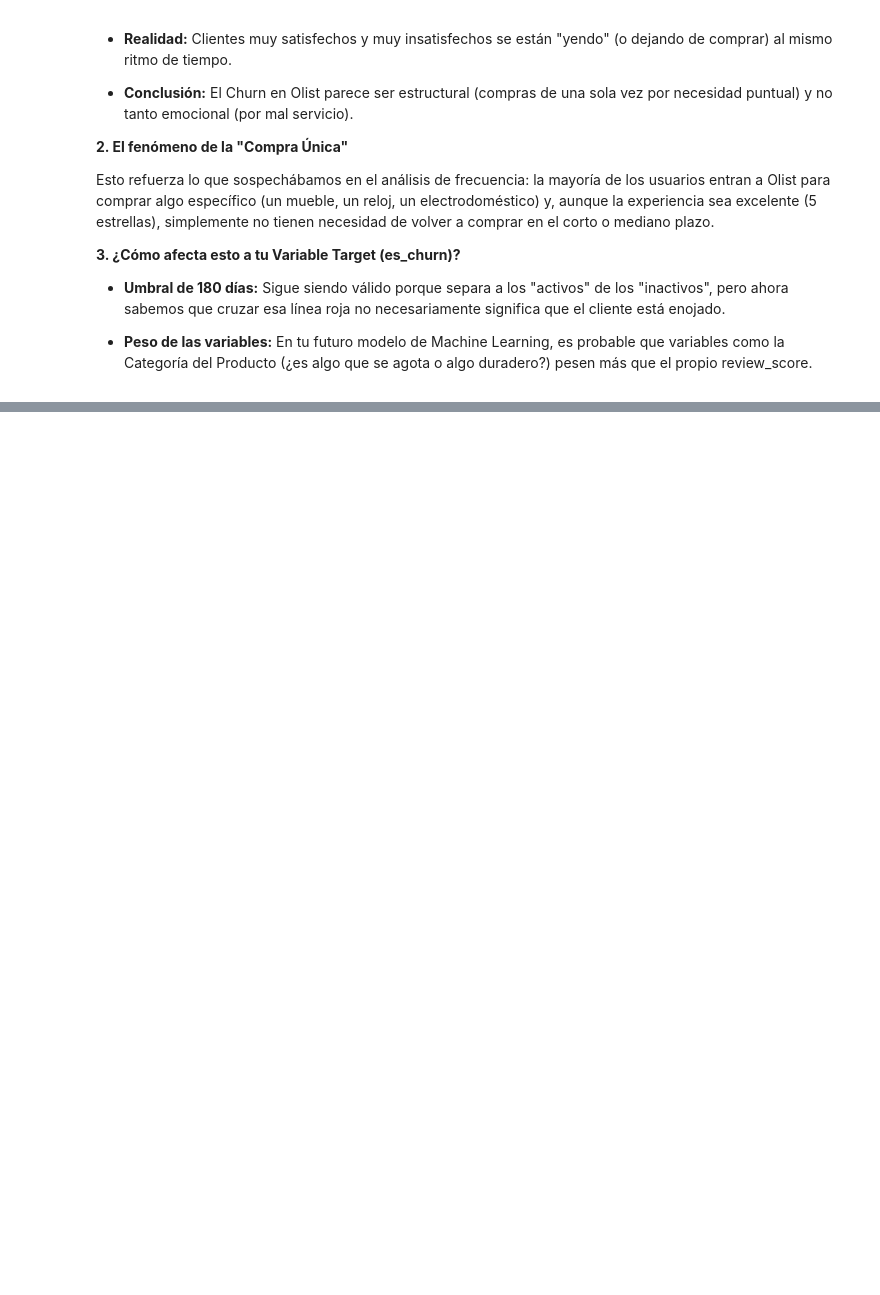
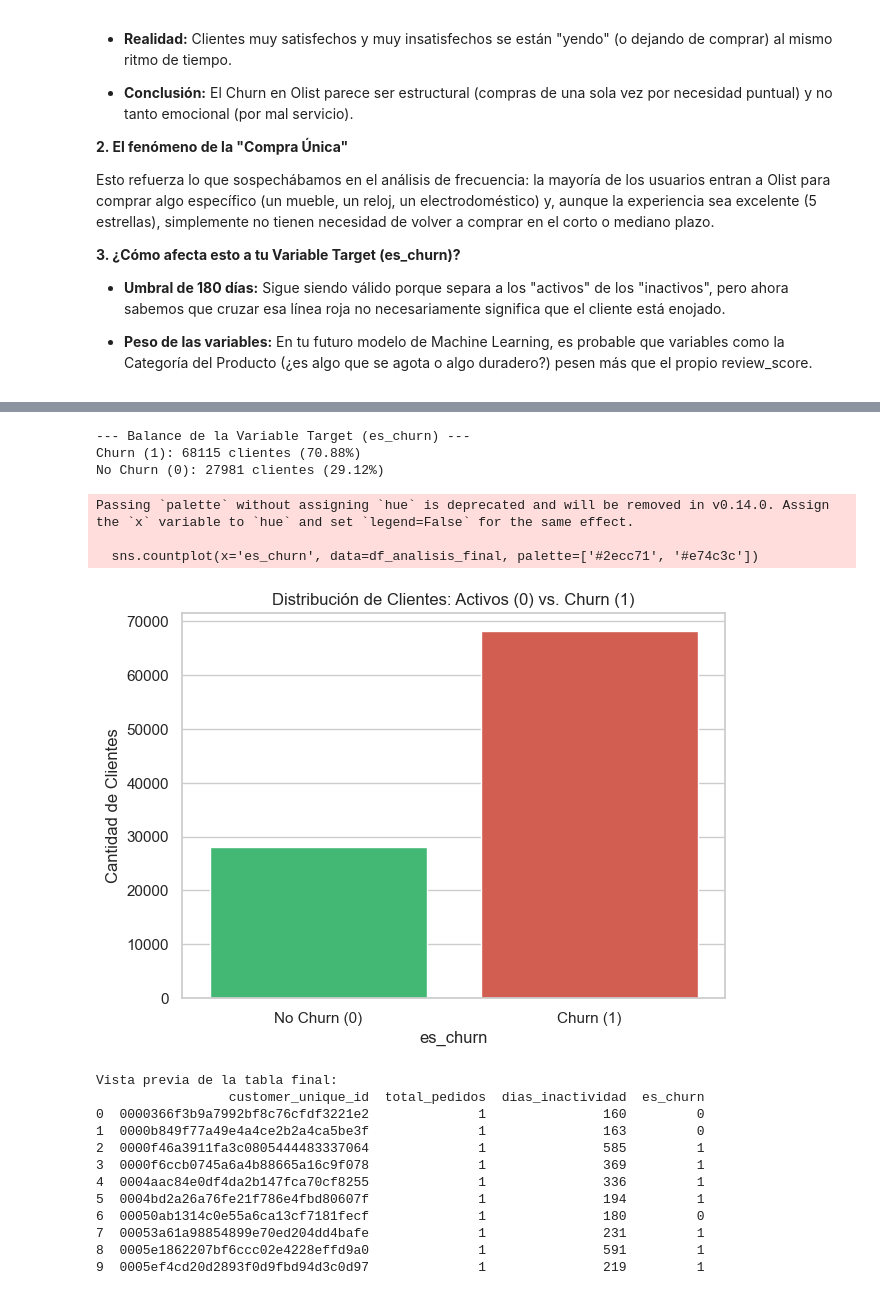
Before and after one commit to wilhayla/THE_HATCH_DATA_SCIENCE_OLIST_CHALLENGE, a Jupyter notebook: notbooks/02_feature_engineering.ipynb, the cells around one changed output, grey strips where cells are left out. Cells and saved outputs as stored; diff of their text form; code cells hidden in the pictures; blank space fills up the shorter version.

```diff
--- a/notbooks/02_feature_engineering.ipynb
+++ b/notbooks/02_feature_engineering.ipynb
@@ -359,0 +376,49 @@ Esto refuerza lo que sospechábamos en el análisis de frecuencia: la mayoría d
+# %%
+# 1. Crear la variable binaria (Target)
+df_analisis_final['es_churn'] = (df_analisis_final['dias_inactividad'] > 180).astype(int)
+
+# 2. Calcular el conteo y el porcentaje
+conteo_churn = df_analisis_final['es_churn'].value_counts()
+porcentaje_churn = df_analisis_final['es_churn'].value_counts(normalize=True) * 100
+
+# 3. Mostrar los resultados de forma estructurada
+print("--- Balance de la Variable Target (es_churn) ---")
+for categoria, cantidad in conteo_churn.items():
+    p = porcentaje_churn[categoria]
+    estado = "Churn (1)" if categoria == 1 else "No Churn (0)"
+    print(f"{estado}: {cantidad} clientes ({p:.2f}%)")
+
+# 4. Visualización rápida del balance
+import matplotlib.pyplot as plt
+import seaborn as sns
+
+plt.figure(figsize=(7, 5))
+sns.countplot(x='es_churn', data=df_analisis_final, palette=['#2ecc71', '#e74c3c'])
+plt.title('Distribución de Clientes: Activos (0) vs. Churn (1)')
+plt.xticks([0, 1], ['No Churn (0)', 'Churn (1)'])
+plt.ylabel('Cantidad de Clientes')
+plt.show()
+
+# 5. Vista previa de los datos
+print("\nVista previa de la tabla final:")
+print(df_analisis_final[['customer_unique_id', 'total_pedidos', 'dias_inactividad', 'es_churn']].head(10))
+# %% [output]
+--- Balance de la Variable Target (es_churn) ---
+Churn (1): 68115 clientes (70.88%)
+No Churn (0): 27981 clientes (29.12%)
+Passing `palette` without assigning `hue` is deprecated and will be removed in v0.14.0. Assign the `x` variable to `hue` and set `legend=False` for the same effect.
+
+  sns.countplot(x='es_churn', data=df_analisis_final, palette=['#2ecc71', '#e74c3c'])
+[figure, added]
+Vista previa de la tabla final:
+                 customer_unique_id  total_pedidos  dias_inactividad  es_churn
+0  0000366f3b9a7992bf8c76cfdf3221e2              1               160         0
+1  0000b849f77a49e4a4ce2b2a4ca5be3f              1               163         0
+2  0000f46a3911fa3c0805444483337064              1               585         1
+3  0000f6ccb0745a6a4b88665a16c9f078              1               369         1
+4  0004aac84e0df4da2b147fca70cf8255              1               336         1
+5  0004bd2a26a76fe21f786e4fbd80607f              1               194         1
+6  00050ab1314c0e55a6ca13cf7181fecf              1               180         0
+7  00053a61a98854899e70ed204dd4bafe              1               231         1
+8  0005e1862207bf6ccc02e4228effd9a0              1               591         1
+9  0005ef4cd20d2893f0d9fbd94d3c0d97              1               219         1
```
Also changed, not shown: parts of 2 cells of this notebook.
